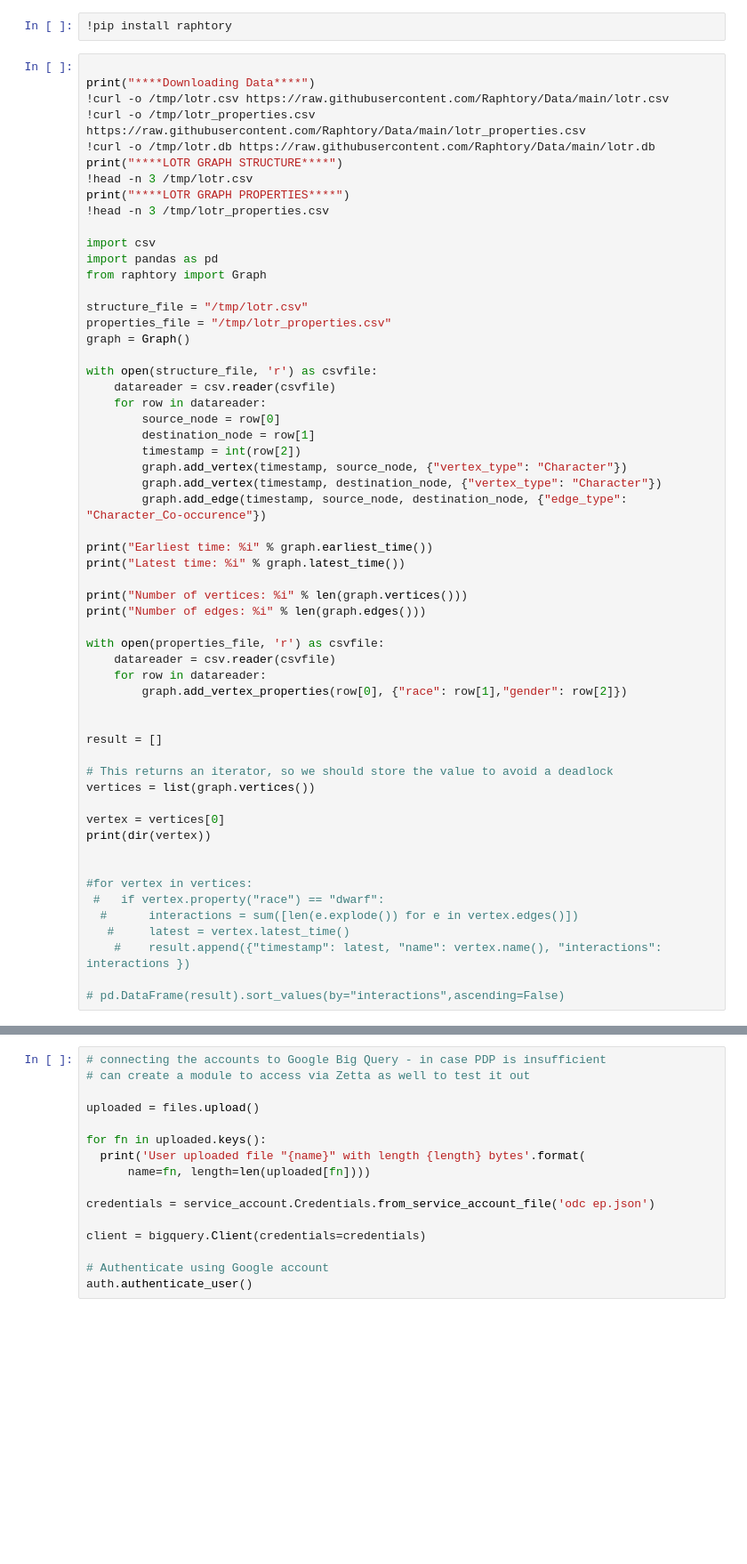
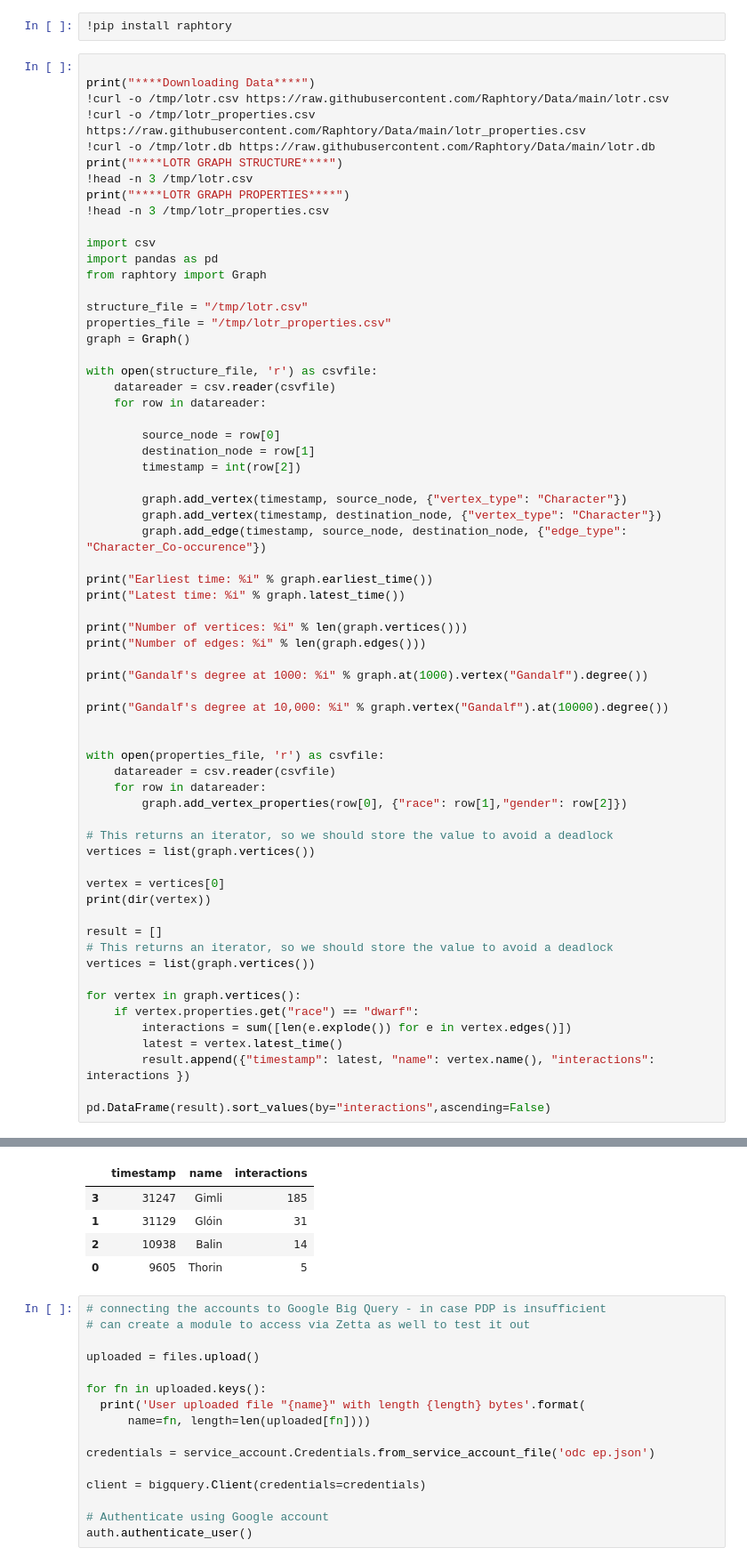
Before and after one commit to epowell101/mscGNN-work, a Jupyter notebook: EP_looking_at_GNN_ODC.ipynb, the cells around one changed output, grey strips where cells are left out. Shown at 89% size. Drawn from its saved outputs; the diff is of its cells as text; blank space fills up the shorter version.

```diff
--- a/EP_looking_at_GNN_ODC.ipynb
+++ b/EP_looking_at_GNN_ODC.ipynb
@@ -86,9 +91,11 @@ graph = Graph()
 with open(structure_file, 'r') as csvfile:
     datareader = csv.reader(csvfile)
     for row in datareader:
+
         source_node = row[0]
         destination_node = row[1]
         timestamp = int(row[2])
+
         graph.add_vertex(timestamp, source_node, {"vertex_type": "Character"})
         graph.add_vertex(timestamp, destination_node, {"vertex_type": "Character"})
         graph.add_edge(timestamp, source_node, destination_node, {"edge_type": "Character_Co-occurence"})
@@ -99,13 +106,15 @@ print("Latest time: %i" % graph.latest_time())
 print("Number of vertices: %i" % len(graph.vertices()))
 print("Number of edges: %i" % len(graph.edges()))
 
+print("Gandalf's degree at 1000: %i" % graph.at(1000).vertex("Gandalf").degree())
+
+print("Gandalf's degree at 10,000: %i" % graph.vertex("Gandalf").at(10000).degree())
+
+
 with open(properties_file, 'r') as csvfile:
     datareader = csv.reader(csvfile)
     for row in datareader:
         graph.add_vertex_properties(row[0], {"race": row[1],"gender": row[2]})
-
-
-result = []
 
 # This returns an iterator, so we should store the value to avoid a deadlock
 vertices = list(graph.vertices())
@@ -113,14 +122,17 @@ vertices = list(graph.vertices())
 vertex = vertices[0]
 print(dir(vertex))
 
+result = []
+# This returns an iterator, so we should store the value to avoid a deadlock
+vertices = list(graph.vertices())
 
-#for vertex in vertices:
- #   if vertex.property("race") == "dwarf":
-  #      interactions = sum([len(e.explode()) for e in vertex.edges()])
-   #     latest = vertex.latest_time()
-    #    result.append({"timestamp": latest, "name": vertex.name(), "interactions": interactions })
+for vertex in graph.vertices():
+    if vertex.properties.get("race") == "dwarf":
+        interactions = sum([len(e.explode()) for e in vertex.edges()])
+        latest = vertex.latest_time()
+        result.append({"timestamp": latest, "name": vertex.name(), "interactions": interactions })
 
-# pd.DataFrame(result).sort_values(by="interactions",ascending=False)
+pd.DataFrame(result).sort_values(by="interactions",ascending=False)
 # %% [output]
 ****Downloading Data****
   % Total    % Received % Xferd  Average Speed   Time    Time     Time  Current
@@ -141,4 +153,9 @@ Number of edges: 701
 ['__class__', '__delattr__', '__dir__', '__doc__', '__eq__', '__format__', '__ge__', '__getattribute__', '__getitem__', '__gt__', '__hash__', '__init__', '__init_subclass__', '__le__', '__lt__', '__mo ...
+|  | timestamp | name | interactions |
+| 3 | 31247 | Gimli | 185 |
+| 1 | 31129 | Glóin | 31 |
+| 2 | 10938 | Balin | 14 |
+| 0 | 9605 | Thorin | 5 |
 # %%
 # connecting the accounts to Google Big Query - in case PDP is insufficient
 # can create a module to access via Zetta as well to test it out
```
Also changed, not shown: parts of 2 cells of this notebook.
